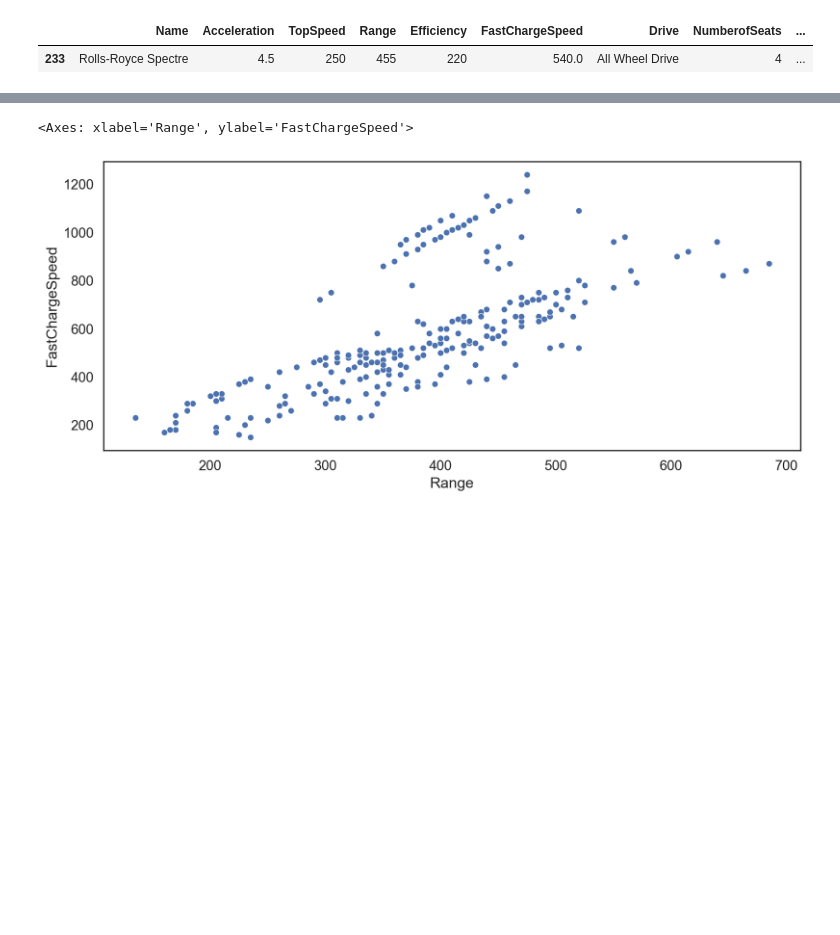
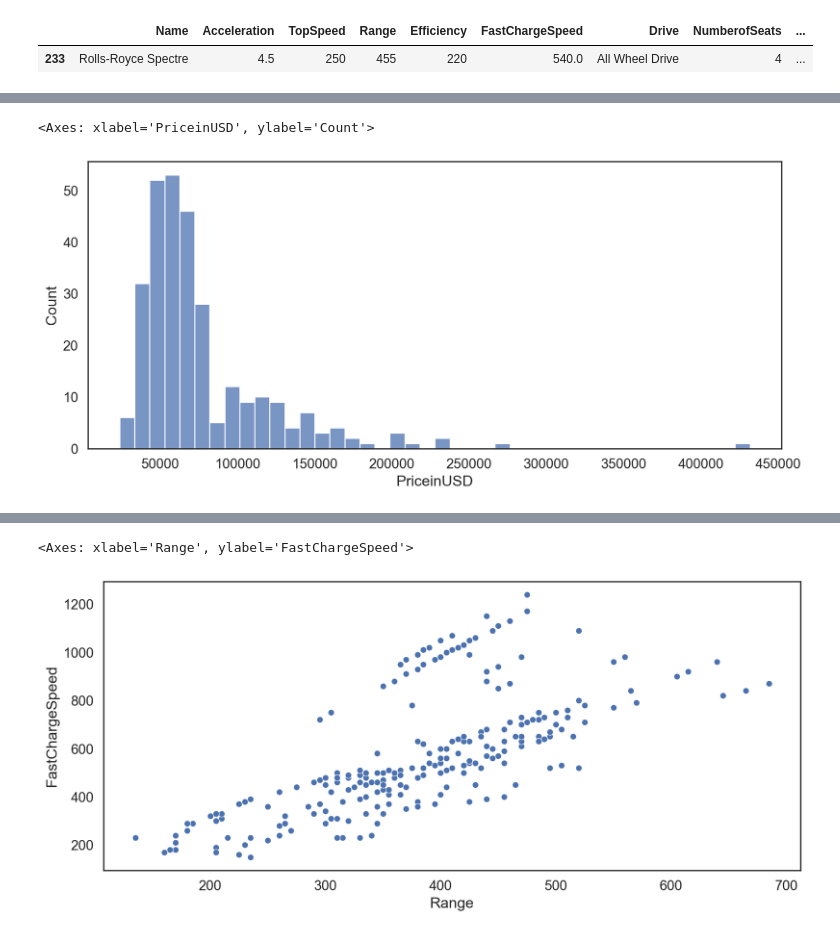
Before and after one commit to rappelrx/cogs108-project, a Jupyter notebook: EDACheckpointGroup_Sp23_yippee.ipynb, the cells around one changed output, grey strips where cells are left out. Cells and saved outputs as stored; diff of their text form; code cells hidden in the pictures; blank space fills up the shorter version.

```diff
--- a/EDACheckpointGroup_Sp23_yippee.ipynb
+++ b/EDACheckpointGroup_Sp23_yippee.ipynb
@@ -413,0 +456,5 @@ availEVs = cheapEVs[cheapEVs.Available == True]
+# %%
+sns.histplot(data=cheapEVs, x='PriceinUSD')
+# %% [output]
+<Axes: xlabel='PriceinUSD', ylabel='Count'>
+[figure, added]
```
Also changed, not shown: parts of 21 cells of this notebook.
